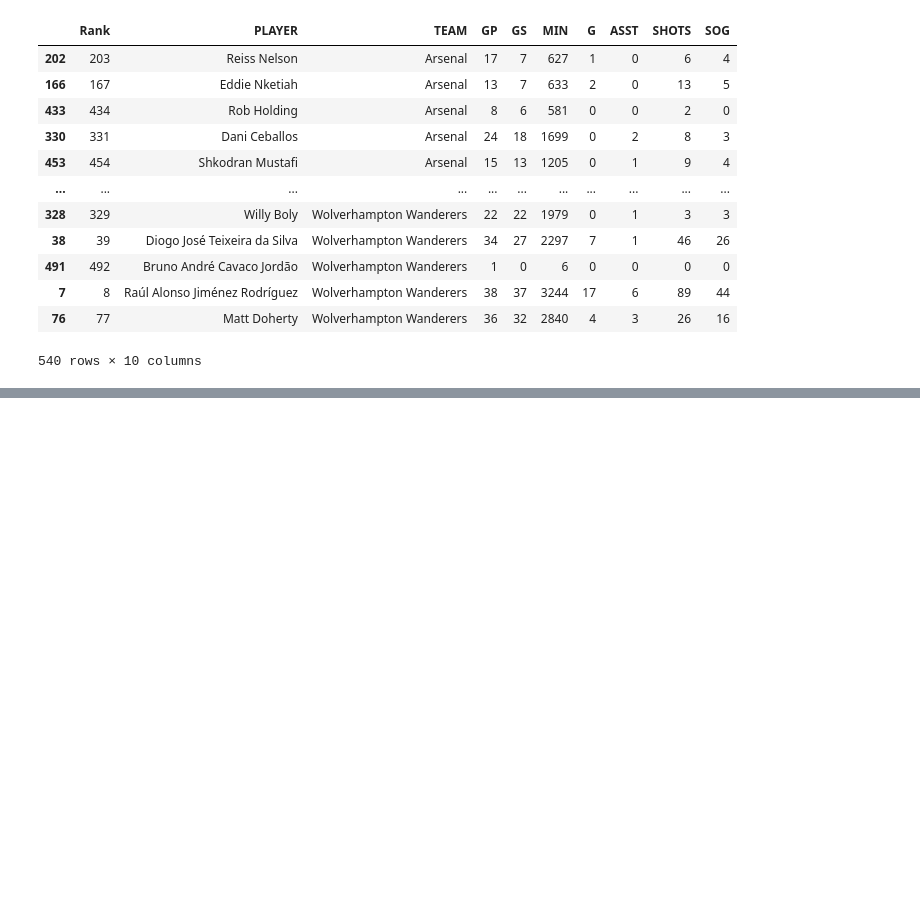
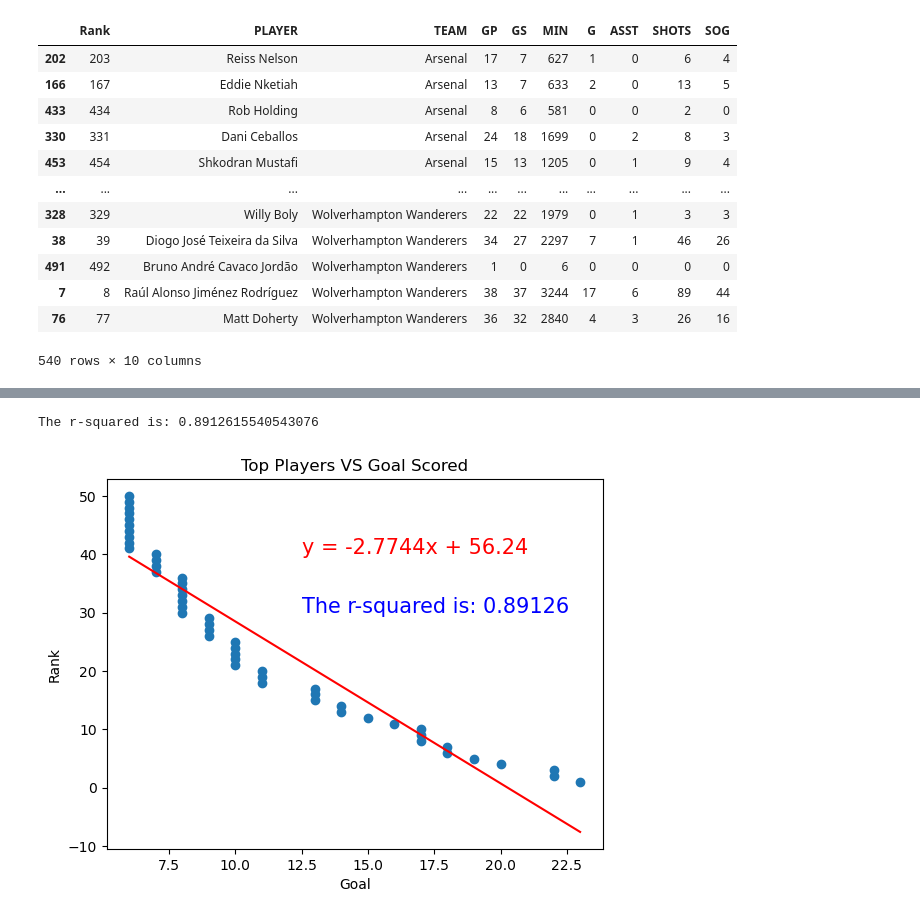
Before and after one commit to vdescioli/project1_PremierGroup, a Jupyter notebook: main.ipynb, the cells around one changed output, grey strips where cells are left out. Saved outputs shown, nothing was run; the diff lists cells and outputs as text; code cells hidden in the pictures; blank space fills up the shorter version.

```diff
--- a/main.ipynb
+++ b/main.ipynb
@@ -75,0 +145,18 @@ player_stats_df.head()
+# %%
+#Find better corelation between top players vs Goal Scored
+plt.scatter(top_players["G"],top_players["Rank"])
+plt.xlabel("Goal")
+plt.ylabel("Rank")
+(slope, intercept, rvalue, pvalue, stderr) = linregress(top_players["G"], top_players["Rank"])
+regress_values = top_players["G"] * slope + intercept
+line_eq = "y = " + str(round(slope,4)) + "x + " + str(round(intercept,4))
+plt.plot(top_players["G"],regress_values,"r-")
+plt.annotate(line_eq,(12.5,40),fontsize=15,color="red")
+plt.annotate(f"The r-squared is: {round(rvalue**2,5)}",(12.5,30),fontsize=15,color="blue")
+print(f"The r-squared is: {rvalue**2}")
+plt.title("Top Players VS Goal Scored")
+plt.savefig("Images/lineConfig2.png")
+plt.show()
+# %% [output]
+The r-squared is: 0.8912615540543076
+[figure, added]
```
Also changed, not shown: parts of 22 cells of this notebook, 6 other files.
